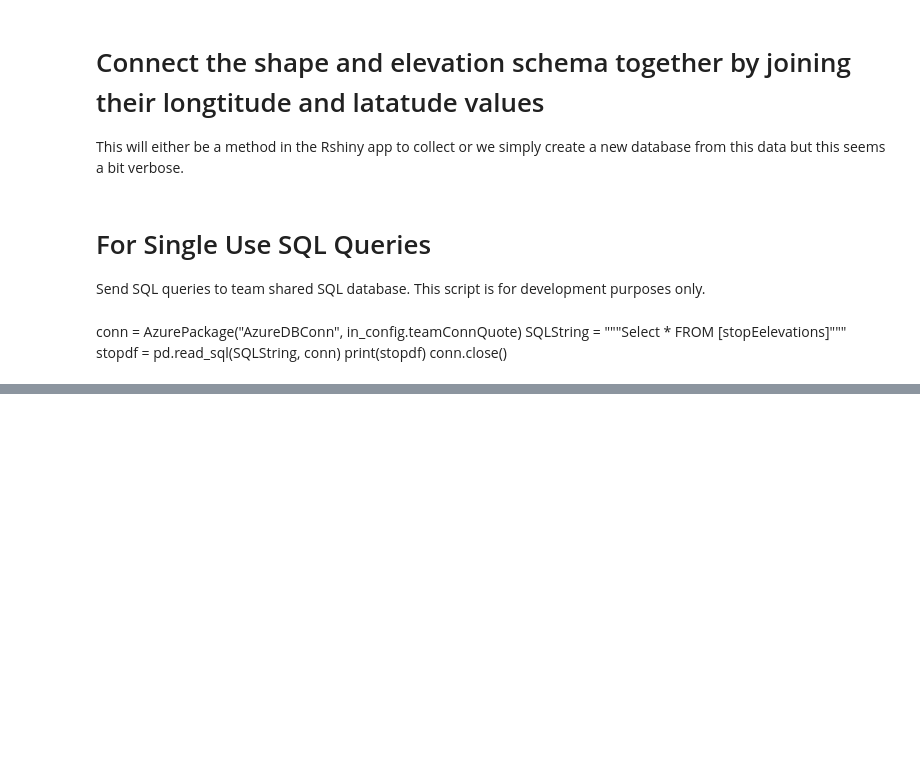
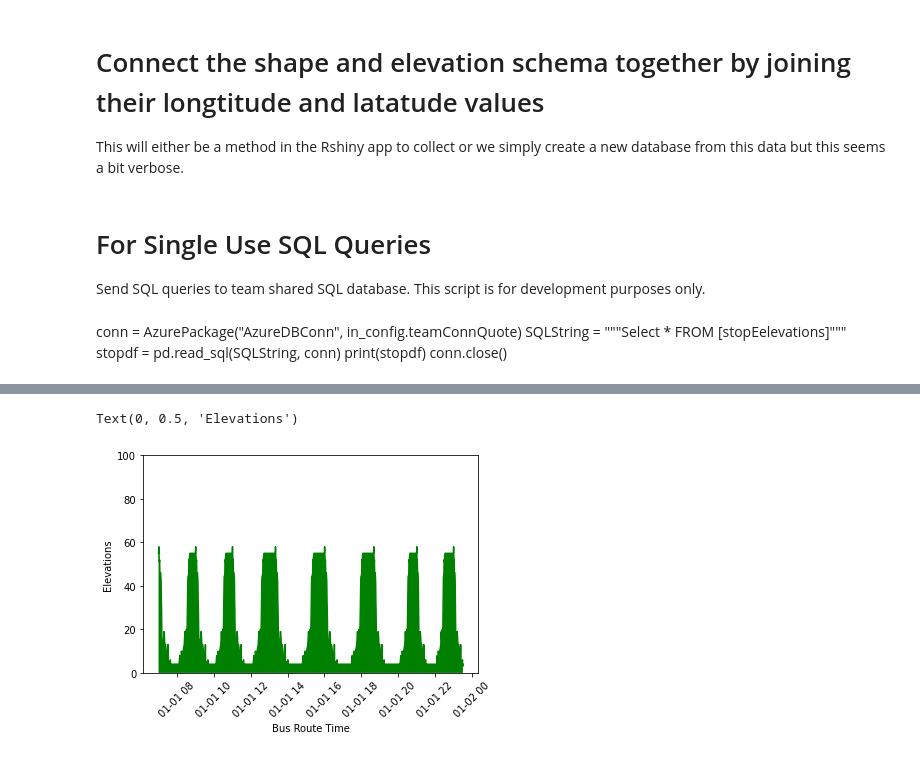
Before and after one commit to 3minuterecord/dapTbElectricBus, a Jupyter notebook: createNewData/CollectElevations.ipynb, the cells around one changed output, grey strips where cells are left out. Saved outputs shown, nothing was run; the diff lists cells and outputs as text; code cells hidden in the pictures; blank space fills up the shorter version.

```diff
--- a/createNewData/CollectElevations.ipynb
+++ b/createNewData/CollectElevations.ipynb
@@ -287,0 +292,34 @@ msno.matrix(merged[["route_id","elevation"]])
+# %%
+import matplotlib.pyplot as plt
+import datetime as dt
+conn = AzurePackage("AzureDBConn", in_config.teamConnQuote)
+SQLTest = """SELECT distances.route_id,
+                     distances.service_id,
+                     distances.quasi_block,
+                     distances.time_axis,
+                     stopEelevations.elevation
+               FROM distances
+               LEFT JOIN stops ON distances.stop = stops.stop_id
+               LEFT JOIN stopEelevations ON stops.stop_lat = stopEelevations.latitude AND
+               stops.stop_lon = stopEelevations.longitude
+               WHERE distances.route_id = '60-1-d12-1'
+               AND distances.service_id = 'y1003'
+               AND distances.quasi_block = '1.0'
+               """
+merged = pd.read_sql(SQLTest, conn)
+conn.close()
+
+elevationArray = merged[["elevation"]].values.flatten()
+timeArray = merged[["time_axis"]].values.flatten()
+
+
+d = merged["time_axis"].dt.to_pydatetime()
+plt.plot_date(timeArray,elevationArray, "-",color='green')
+plt.fill_between(timeArray, elevationArray, where=elevationArray>0, facecolor='green')
+plt.ylim([0,100])
+plt.xticks(rotation=45)
+plt.xlabel("Bus Route Time")
+plt.ylabel("Elevations")
+# %% [output]
+Text(0, 0.5, 'Elevations')
+[figure, added]
```
Also changed, not shown: parts of 6 cells of this notebook.
